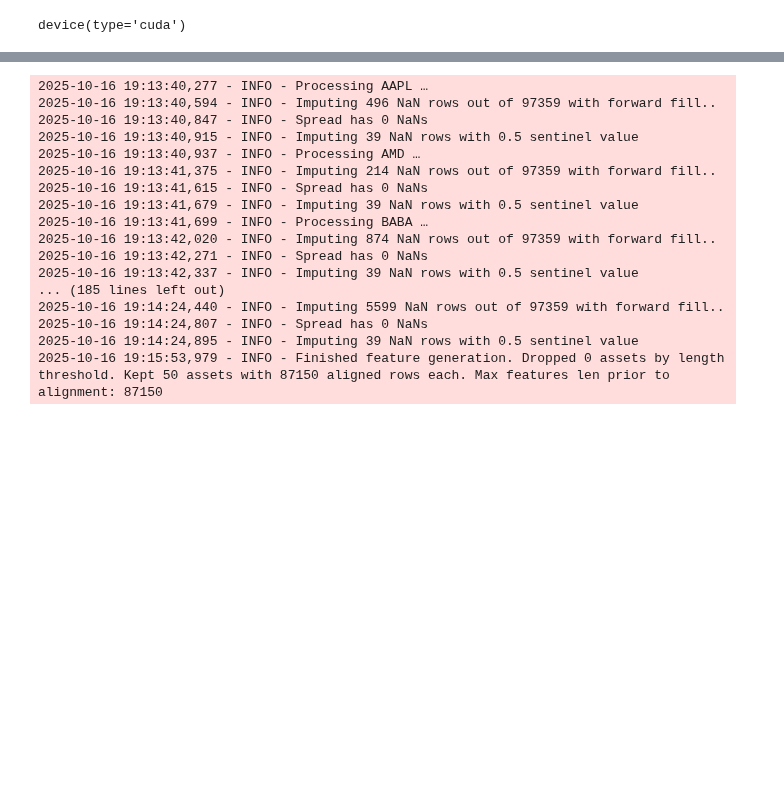
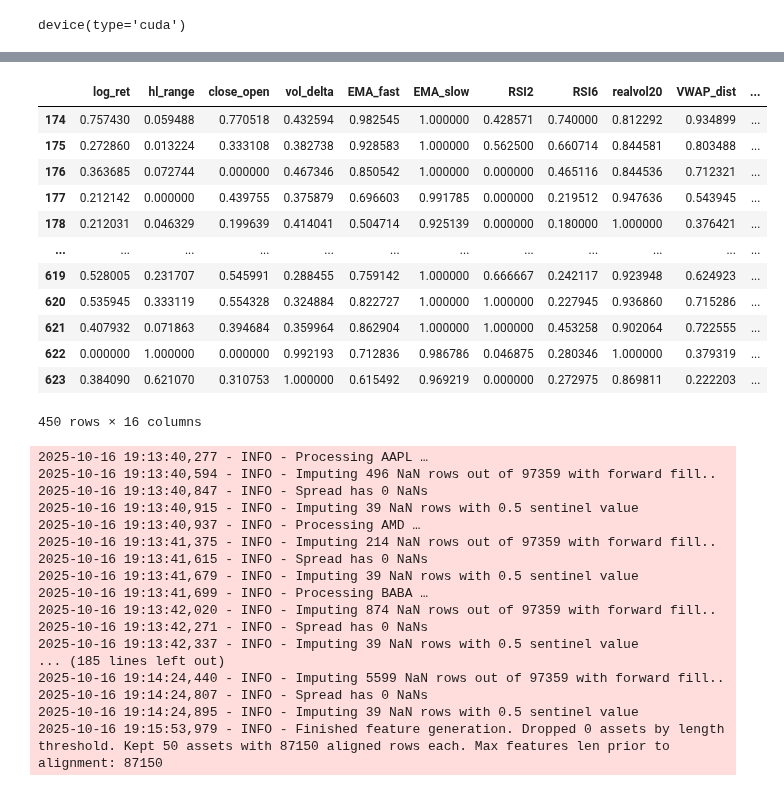
Before and after one commit to ikurnosau/intraday-portfolio-management, a Jupyter notebook: notebooks/full_pipeline.ipynb, the cells around one changed output, grey strips where cells are left out. Cells and saved outputs as stored; diff of their text form; code cells hidden in the pictures; blank space fills up the shorter version.

```diff
--- a/notebooks/full_pipeline.ipynb
+++ b/notebooks/full_pipeline.ipynb
@@ -67,3 +116,19 @@ retrieval_result = retriever.bars_with_quotes(
+# %%
+b['AAPL'][-450:]
+# %% [output]
+|  | log_ret | hl_range | close_open | vol_delta | EMA_fast | EMA_slow | RSI2 | RSI6 | realvol20 | VWAP_dist | ... |
+| 174 | 0.757430 | 0.059488 | 0.770518 | 0.432594 | 0.982545 | 1.000000 | 0.428571 | 0.740000 | 0.812292 | 0.934899 | ... |
+| 175 | 0.272860 | 0.013224 | 0.333108 | 0.382738 | 0.928583 | 1.000000 | 0.562500 | 0.660714 | 0.844581 | 0.803488 | ... |
+| 176 | 0.363685 | 0.072744 | 0.000000 | 0.467346 | 0.850542 | 1.000000 | 0.000000 | 0.465116 | 0.844536 | 0.712321 | ... |
+| 177 | 0.212142 | 0.000000 | 0.439755 | 0.375879 | 0.696603 | 0.991785 | 0.000000 | 0.219512 | 0.947636 | 0.543945 | ... |
+| 178 | 0.212031 | 0.046329 | 0.199639 | 0.414041 | 0.504714 | 0.925139 | 0.000000 | 0.180000 | 1.000000 | 0.376421 | ... |
+| ... | ... | ... | ... | ... | ... | ... | ... | ... | ... | ... | ... |
+| 619 | 0.528005 | 0.231707 | 0.545991 | 0.288455 | 0.759142 | 1.000000 | 0.666667 | 0.242117 | 0.923948 | 0.624923 | ... |
+| 620 | 0.535945 | 0.333119 | 0.554328 | 0.324884 | 0.822727 | 1.000000 | 1.000000 | 0.227945 | 0.936860 | 0.715286 | ... |
+| 621 | 0.407932 | 0.071863 | 0.394684 | 0.359964 | 0.862904 | 1.000000 | 1.000000 | 0.453258 | 0.902064 | 0.722555 | ... |
+| 622 | 0.000000 | 1.000000 | 0.000000 | 0.992193 | 0.712836 | 0.986786 | 0.046875 | 0.280346 | 1.000000 | 0.379319 | ... |
+| 623 | 0.384090 | 0.621070 | 0.310753 | 1.000000 | 0.615492 | 0.969219 | 0.000000 | 0.272975 | 0.869811 | 0.222203 | ... |
+450 rows × 16 columns
 # %%
 dataset_creator = DatasetCreator(
     features=config.data_config.features,
```
Also changed, not shown: parts of 7 cells of this notebook, 6 other files.
